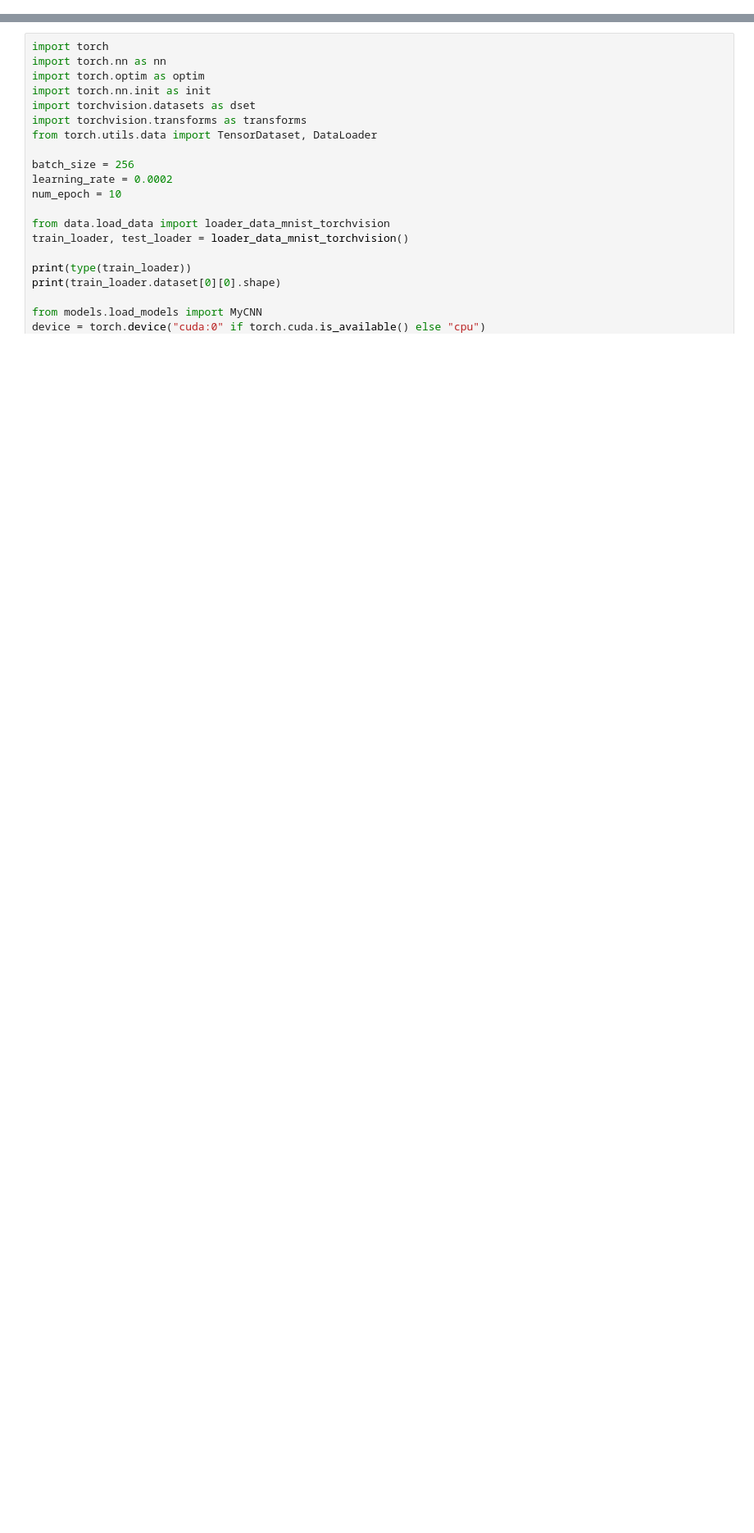
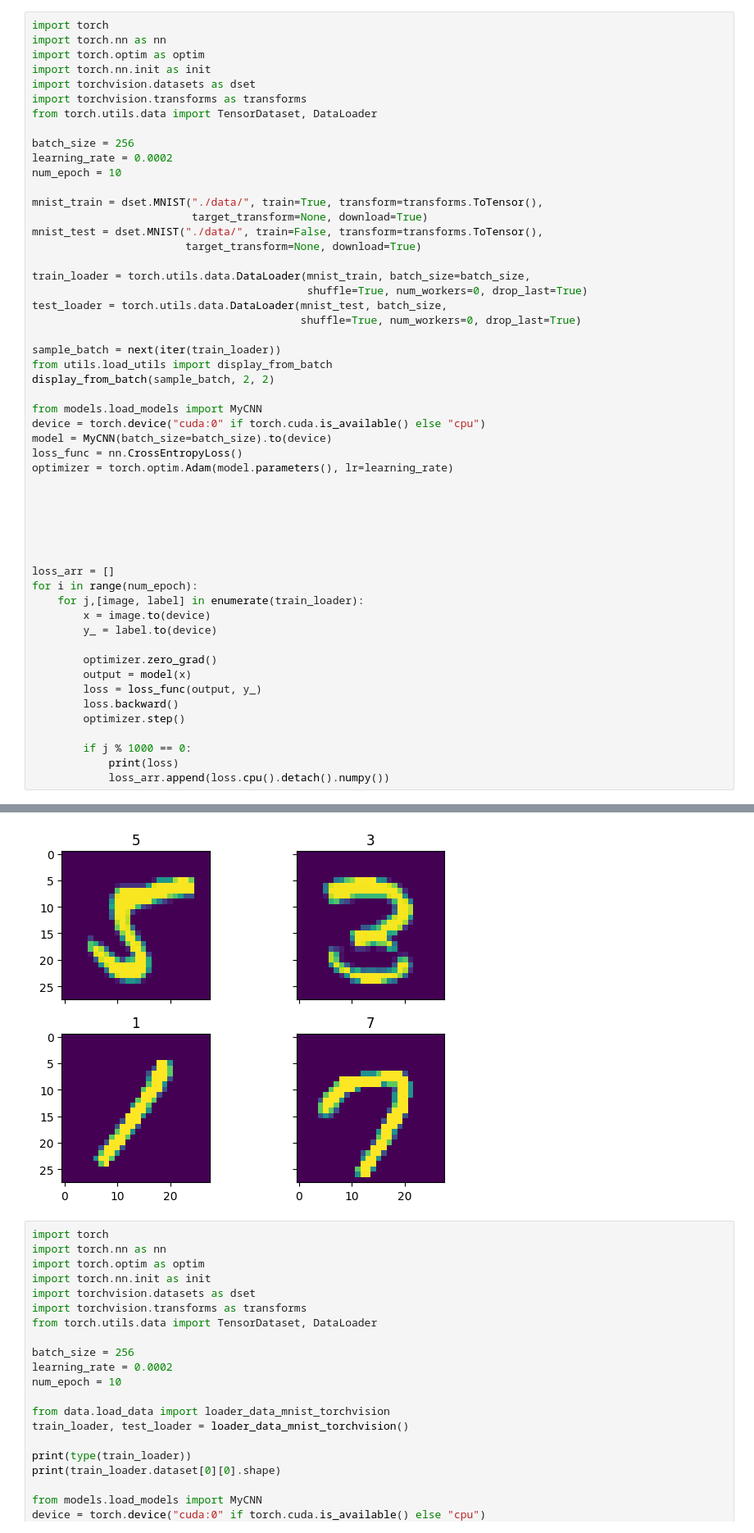
Before and after one commit to raraduck/cnnstudy, a Jupyter notebook: ch4_dataloader/ch4_mnist.ipynb, the cells around one changed output, grey strips where cells are left out. Shown at 82% size. Drawn from its saved outputs; the diff is of its cells as text; blank space fills up the shorter version.

```diff
--- a/ch4_dataloader/ch4_mnist.ipynb
+++ b/ch4_dataloader/ch4_mnist.ipynb
@@ -55,0 +1,54 @@ for i in range(num_epoch):
+# %%
+import torch
+import torch.nn as nn
+import torch.optim as optim
+import torch.nn.init as init
+import torchvision.datasets as dset
+import torchvision.transforms as transforms
+from torch.utils.data import TensorDataset, DataLoader
+
+batch_size = 256
+learning_rate = 0.0002
+num_epoch = 10
+
+mnist_train = dset.MNIST("./data/", train=True, transform=transforms.ToTensor(),
+                         target_transform=None, download=True)
+mnist_test = dset.MNIST("./data/", train=False, transform=transforms.ToTensor(),
+                        target_transform=None, download=True)
+
+train_loader = torch.utils.data.DataLoader(mnist_train, batch_size=batch_size,
+                                           shuffle=True, num_workers=0, drop_last=True)
+test_loader = torch.utils.data.DataLoader(mnist_test, batch_size,
+                                          shuffle=True, num_workers=0, drop_last=True)
+
+sample_batch = next(iter(train_loader))
+from utils.load_utils import display_from_batch
+display_from_batch(sample_batch, 2, 2)
+
+from models.load_models import MyCNN
+device = torch.device("cuda:0" if torch.cuda.is_available() else "cpu")
+model = MyCNN(batch_size=batch_size).to(device)
+loss_func = nn.CrossEntropyLoss()
+optimizer = torch.optim.Adam(model.parameters(), lr=learning_rate)
+
+
+
+
+
+
+loss_arr = []
+for i in range(num_epoch):
+    for j,[image, label] in enumerate(train_loader):
+        x = image.to(device)
+        y_ = label.to(device)
+
+        optimizer.zero_grad()
+        output = model(x)
+        loss = loss_func(output, y_)
+        loss.backward()
+        optimizer.step()
+
+        if j % 1000 == 0:
+            print(loss)
+            loss_arr.append(loss.cpu().detach().numpy())
+# %% [output]
@@ -56,3 +65,4 @@ for i in range(num_epoch):
+[figure, added]
 # %%
 import torch
 import torch.nn as nn
```
Also changed, not shown: parts of 2 cells of this notebook, 17 other files.
